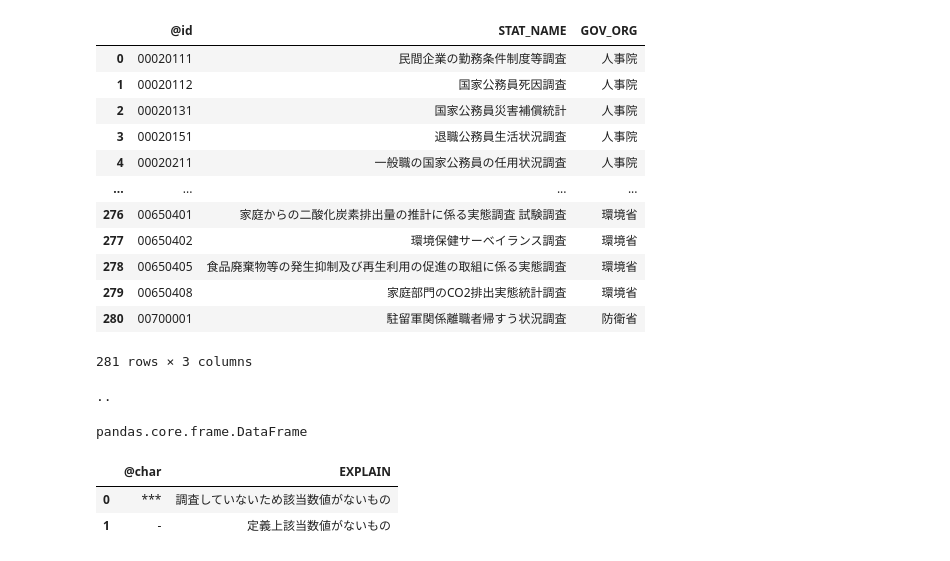
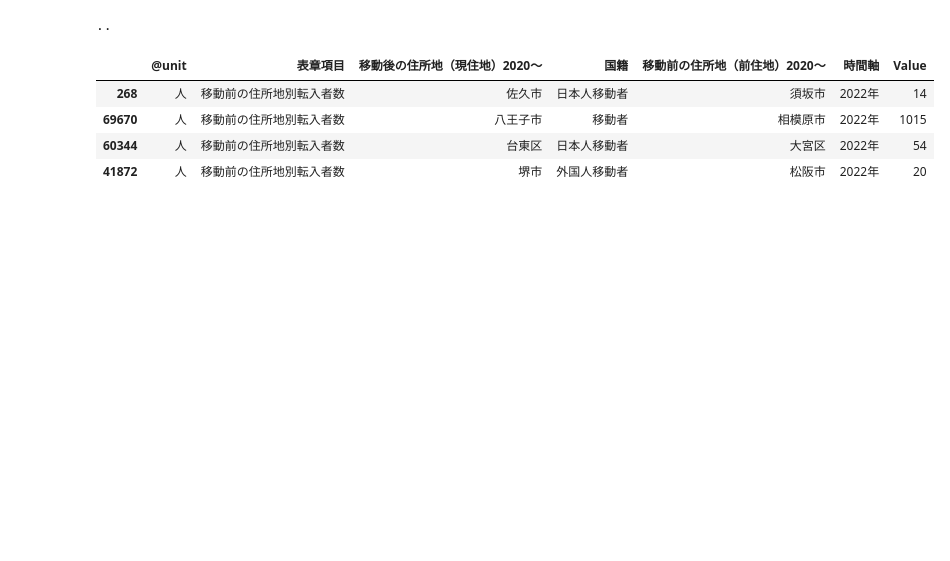
Before and after one commit to rob-rog/An_Exploration_of_the_Internal_Migration_of_Japan_for_2022, a Jupyter notebook: exploring_e-stat.go.jp.ipynb, the cells around one changed output. Drawn from its saved outputs; the diff is of its cells as text; code cells hidden in the pictures; blank space fills up the shorter version.

```diff
--- a/exploring_e-stat.go.jp.ipynb
+++ b/exploring_e-stat.go.jp.ipynb
@@ -31,33 +15,13 @@ Successfully installed shapely-2.0.2
 # %%
 stat = jpstat.estat.get_stat(key='9172300186e42e3c1e0acd0ce205021a2f27f28b')
 jpstat.options["estat.api_key"] = '9172300186e42e3c1e0acd0ce205021a2f27f28b'
-# %%
-stat
-# %% [output]
-|  | @id | STAT_NAME | GOV_ORG |
-| 0 | 00020111 | 民間企業の勤務条件制度等調査 | 人事院 |
-| 1 | 00020112 | 国家公務員死因調査 | 人事院 |
-| 2 | 00020131 | 国家公務員災害補償統計 | 人事院 |
-| 3 | 00020151 | 退職公務員生活状況調査 | 人事院 |
-| 4 | 00020211 | 一般職の国家公務員の任用状況調査 | 人事院 |
-| ... | ... | ... | ... |
-| 276 | 00650401 | 家庭からの二酸化炭素排出量の推計に係る実態調査 試験調査 | 環境省 |
-| 277 | 00650402 | 環境保健サーベイランス調査 | 環境省 |
-| 278 | 00650405 | 食品廃棄物等の発生抑制及び再生利用の促進の取組に係る実態調査 | 環境省 |
-| 279 | 00650408 | 家庭部門のCO2排出実態統計調査 | 環境省 |
-| 280 | 00700001 | 駐留軍関係離職者帰すう状況調査 | 防衛省 |
-281 rows × 3 columns
 # %%
 data, note = jpstat.estat.get_data(statsDataId="0004003462")
+data.sample(n=4)
 # %% [output]
 ..
+|  | @unit | 表章項目 | 移動後の住所地（現住地）2020～ | 国籍 | 移動前の住所地（前住地）2020～ | 時間軸 | Value |
+| 268 | 人 | 移動前の住所地別転入者数 | 佐久市 | 日本人移動者 | 須坂市 | 2022年 | 14 |
+| 69670 | 人 | 移動前の住所地別転入者数 | 八王子市 | 移動者 | 相模原市 | 2022年 | 1015 |
+| 60344 | 人 | 移動前の住所地別転入者数 | 台東区 | 日本人移動者 | 大宮区 | 2022年 | 54 |
+| 41872 | 人 | 移動前の住所地別転入者数 | 堺市 | 外国人移動者 | 松阪市 | 2022年 | 20 |
-# %%
-type(data)
-# %% [output]
-pandas.core.frame.DataFrame
-# %%
-note
-# %% [output]
-|  | @char | EXPLAIN |
-| 0 | *** | 調査していないため該当数値がないもの |
-| 1 | - | 定義上該当数値がないもの |
```
Also changed, not shown: parts of 7 cells of this notebook.
